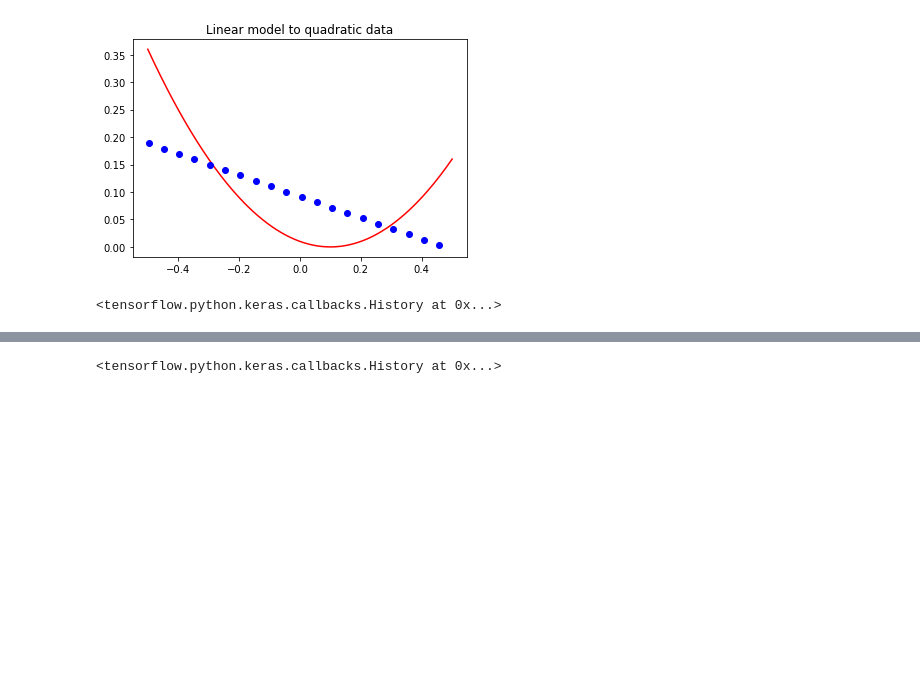
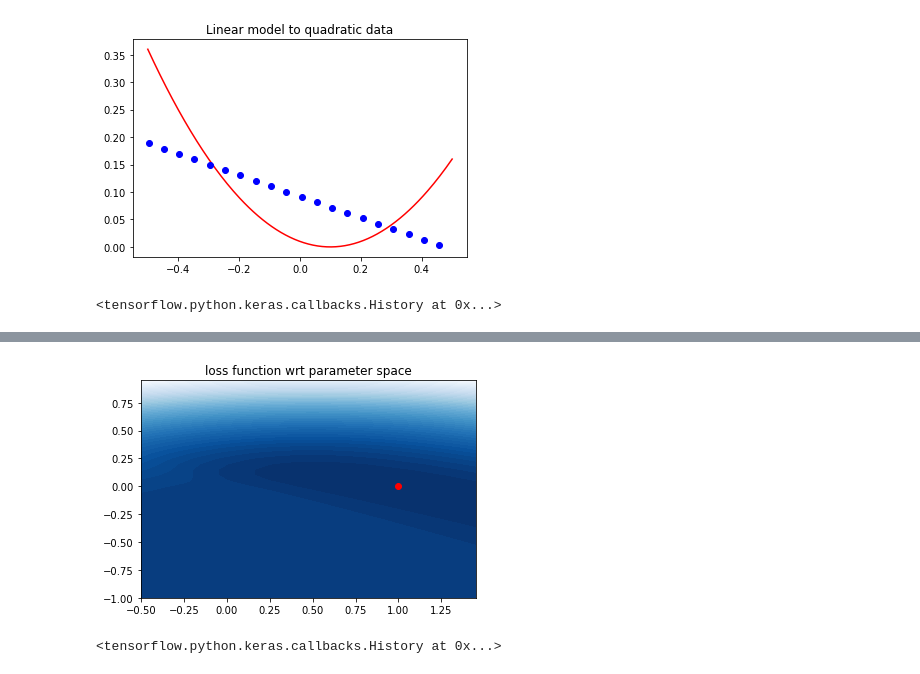
Before and after one commit to nmillerns/foundations_of_neuralnet_regression, a Jupyter notebook: 1-d_function_regression.ipynb, the cells around one changed output, grey strips where cells are left out. Saved outputs shown, nothing was run; the diff lists cells and outputs as text; code cells hidden in the pictures; blank space fills up the shorter version.

Commit message:
Plot entrire loss fn in parameter space

```diff
--- a/1-d_function_regression.ipynb
+++ b/1-d_function_regression.ipynb
@@ -79,11 +79,11 @@ Text(0.5, 1.0, 'Linear model to quadratic data')
 [figure]
 # %%
 # Lets use relu activations
-# Obviously one node with one relu activation trivially learns relu
+# We can get one node with one relu activation to trivially learns relu -- relu(ax + b) with a=1, b=0
+# Caveat: It seems we need to provide a reasonable starting points on a,b to converge
 relu_Y_train = [[x_i[0] if x_i[0] > 0 else 0.] for x_i in X_train]
 relu_model = Sequential()
-relu_model.add(Dense(1, input_dim=1, kernel_initializer=init.Constant(0.9), bias_initializer=init.Constant(0.1), activation='relu'))
-relu_model.add(Dense(1, activation='linear'))
+relu_model.add(Dense(1, input_dim=1, kernel_initializer=init.Constant(0.9), bias_initializer=init.Constant(0.25), activation='relu'))
 relu_model.compile(loss='mean_squared_error', optimizer=SGD(learning_rate=.2, momentum=.2))
 
 relu_model.fit(X_train, relu_Y_train, epochs=200, batch_size=600, shuffle=True, verbose=0)
@@ -99,0 +101,21 @@ Text(0.5, 1.0, 'RELU model to RELU data')
+# %%
+# To see in detail the loss and gradient w.r.t ab
+# We can build models and meaure loss and plot it
+import numpy as np
+alist = []
+blist = []
+z = np.zeros(shape=(40, 40))
+for i in range(0, 40):
+    a = (i - 10.) / 20.
+    alist.append(a)
+    for j in range(0, 40):
+        b = (j - 20) / 20.
+        if i == 0: blist.append(b)
+        debug_model = Sequential()
+        debug_model.add(Dense(1, input_dim=1, kernel_initializer=init.Constant(a), bias_initializer=init.Constant(b), activation='relu'))
+        debug_model.compile(loss='mean_squared_error', optimizer='adam')
+        debug_predict = debug_model.predict(X_test)
+        result = debug_model.evaluate(X_train, relu_Y_train)
+        z[j, i] = result
+
+ab_a, ab_b = np.meshgrid(alist, blist)
@@ -100 +140,13 @@ Text(0.5, 1.0, 'RELU model to RELU data')
+# %%
+# Plot the loss of relu(ax + b) as a contour
+# The optimal value is a=1 b=0 --> relu(x)
+from matplotlib.cm import jet, Spectral_r, Blues_r
+fig, ax = plt.subplots()
+ax.contourf(ab_a, ab_b, z, levels=np.linspace(z.min(), z.max()), cmap=Blues_r)
+ax.plot([1], [0], 'ro')
+ax.set_title('loss function wrt parameter space')
+ax.xaxis.set_label('a')
+ax.yaxis.set_label('b')
+# %% [output]
+[figure, added]
 # %%
```
Also changed, not shown: parts of 9 cells of this notebook.
